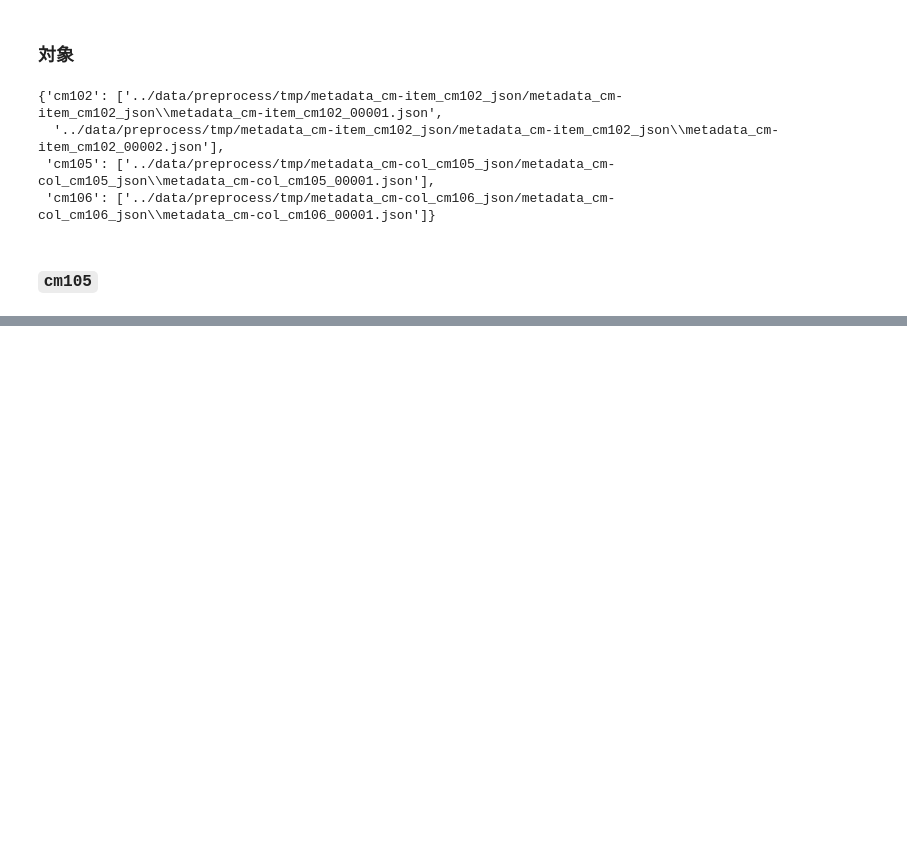
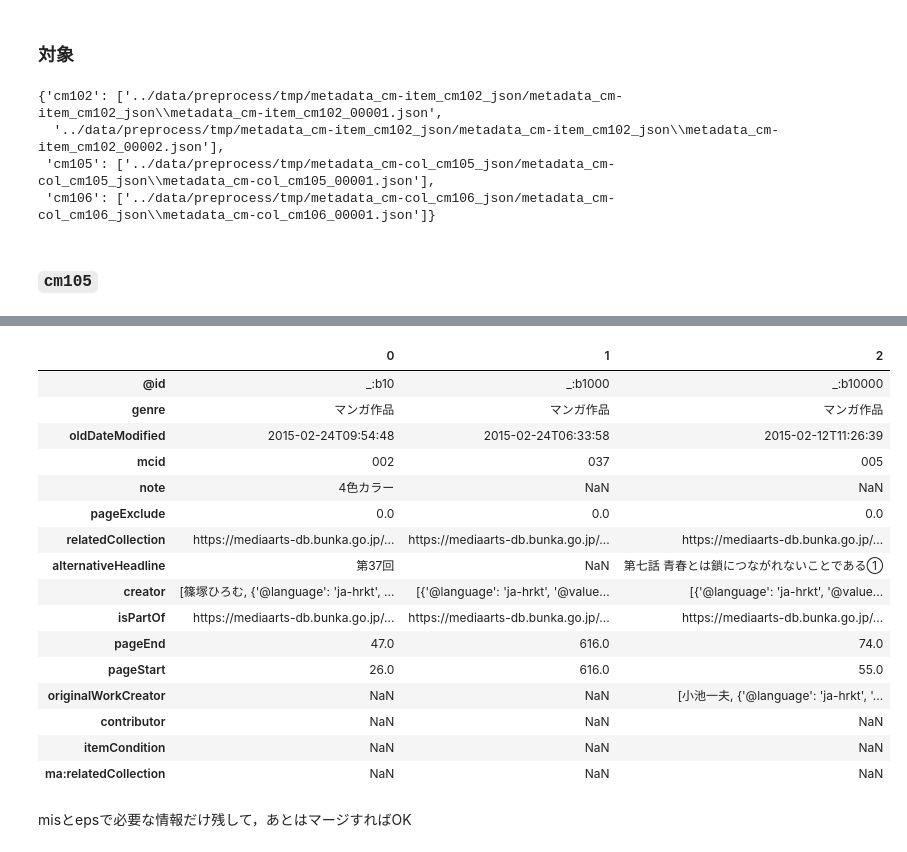
Before and after one commit to kakeami/viz-madb, a Jupyter notebook: book/preprocess.ipynb, the cells around one changed output, grey strips where cells are left out. Drawn from its saved outputs; the diff is of its cells as text; code cells hidden in the pictures; blank space fills up the shorter version.

```diff
--- a/book/preprocess.ipynb
+++ b/book/preprocess.ipynb
@@ -124,0 +185,22 @@ df_cm105.head(3).T
+# %%
+pd.DataFrame(eps).head(3).T
+# %% [output]
+|  | 0 | 1 | 2 |
+| @id | _:b10 | _:b1000 | _:b10000 |
+| genre | マンガ作品 | マンガ作品 | マンガ作品 |
+| oldDateModified | 2015-02-24T09:54:48 | 2015-02-24T06:33:58 | 2015-02-12T11:26:39 |
+| mcid | 002 | 037 | 005 |
+| note | 4色カラー | NaN | NaN |
+| pageExclude | 0.0 | 0.0 | 0.0 |
+| relatedCollection | https://mediaarts-db.bunka.go.jp/... | https://mediaarts-db.bunka.go.jp/... | https://mediaarts-db.bunka.go.jp/... |
+| alternativeHeadline | 第37回 | NaN | 第七話 青春とは鎖につながれないことである① |
+| creator | [篠塚ひろむ, {'@language': 'ja-hrkt', ... | [{'@language': 'ja-hrkt', '@value... | [{'@language': 'ja-hrkt', '@value... |
+| isPartOf | https://mediaarts-db.bunka.go.jp/... | https://mediaarts-db.bunka.go.jp/... | https://mediaarts-db.bunka.go.jp/... |
+| pageEnd | 47.0 | 616.0 | 74.0 |
+| pageStart | 26.0 | 616.0 | 55.0 |
+| originalWorkCreator | NaN | NaN | [小池一夫, {'@language': 'ja-hrkt', '... |
+| contributor | NaN | NaN | NaN |
+| itemCondition | NaN | NaN | NaN |
+| ma:relatedCollection | NaN | NaN | NaN |
+# %% [markdown]
+misとepsで必要な情報だけ残して，あとはマージすればOK
```
Also changed, not shown: parts of 10 cells of this notebook, 6 other files.
